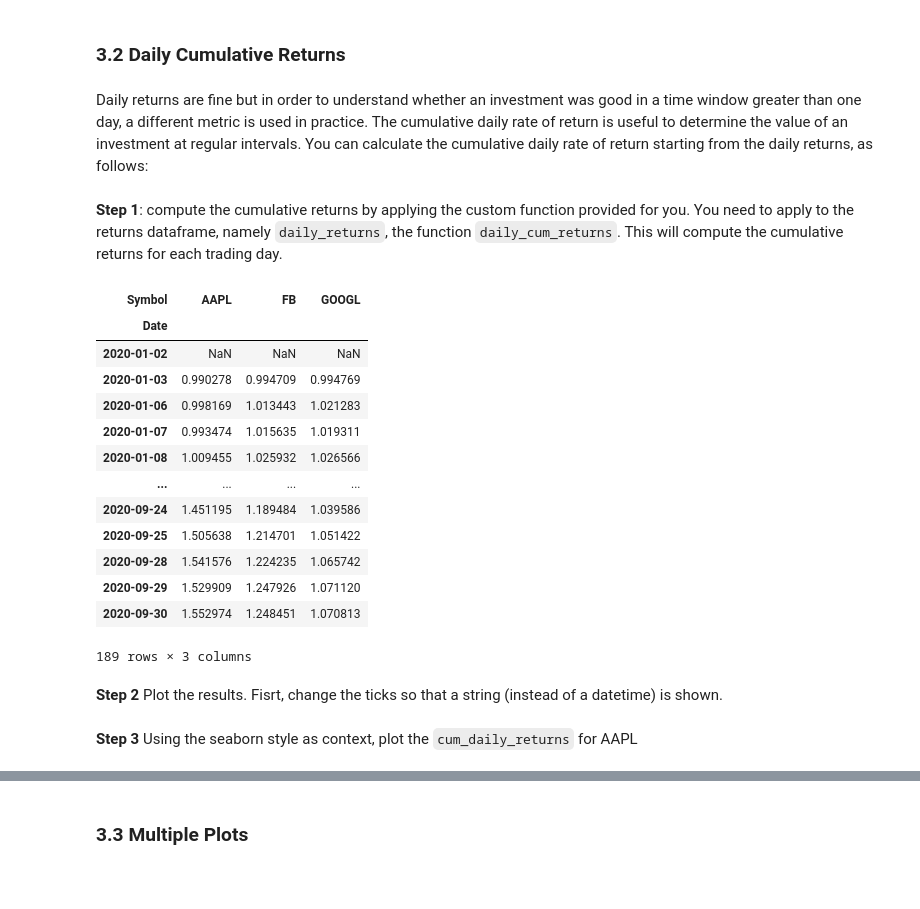
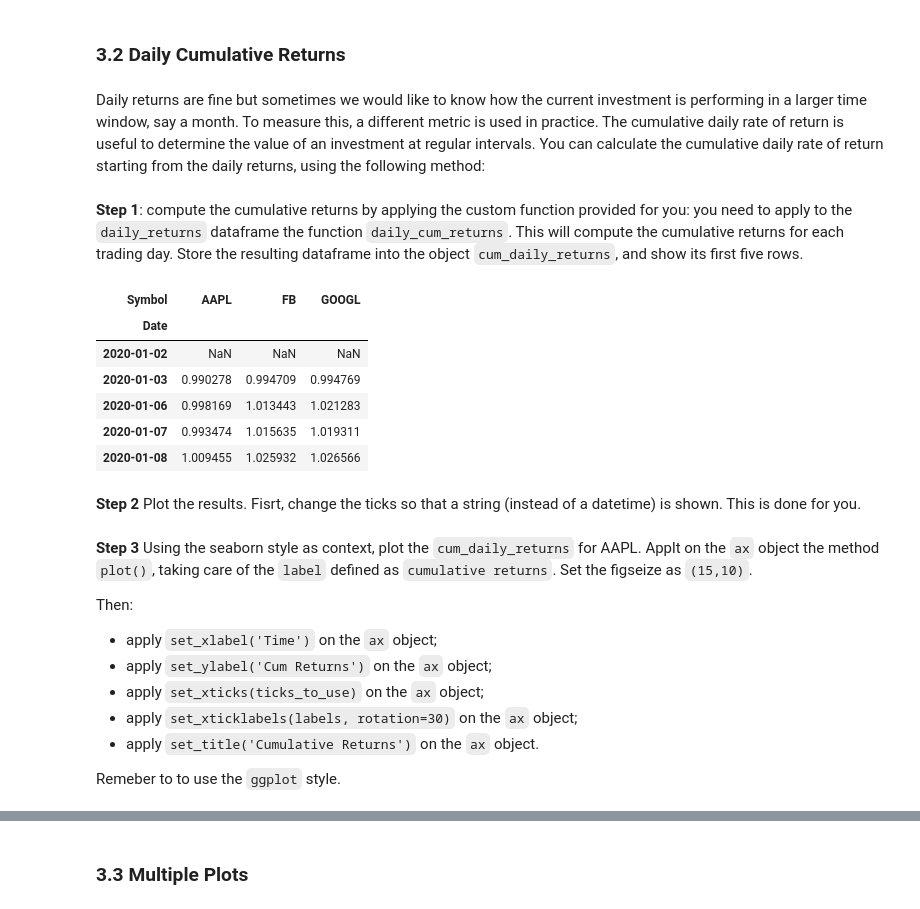
Before and after one commit to cloudacademy/ca-hands-on-data-analysis, a Jupyter notebook: src/hands_on_data_analysis.ipynb, the cells around one changed output, grey strips where cells are left out. Drawn from its saved outputs; the diff is of its cells as text; code cells hidden in the pictures; blank space fills up the shorter version.

```diff
--- a/src/hands_on_data_analysis.ipynb
+++ b/src/hands_on_data_analysis.ipynb
@@ -452,36 +466,38 @@ with plt.style.context('seaborn'):
 # %% [markdown]
 ### 3.2 Daily Cumulative Returns
 # %% [markdown]
-Daily returns are fine but in order to understand whether an investment was good in a time window greater than one day, a different metric is used in practice. The cumulative daily rate of return is useful to determine the value of an investment at regular intervals. You can calculate the cumulative daily rate of return starting from the daily returns, as follows:
+Daily returns are fine but sometimes we would like to know how the current investment is performing in a larger time window, say a month. To measure this, a different metric is used in practice. The cumulative daily rate of return is useful to determine the value of an investment at regular intervals. You can calculate the cumulative daily rate of return starting from the daily returns, using the following method:
 # %%
 def daily_cum_returns(row):
     return (row + 1).cumprod()
 # %% [markdown]
-**Step 1**: compute the cumulative returns by applying the custom function provided for you. You need to apply to the returns dataframe, namely `daily_returns`, the function `daily_cum_returns`. This will compute the cumulative returns for each trading day.
+**Step 1**: compute the cumulative returns by applying the custom function provided for you: you need to apply to the `daily_returns` dataframe the function `daily_cum_returns`. This will compute the cumulative returns for each trading day. Store the resulting dataframe into the object `cum_daily_returns`, and show its first five rows.
 # %%
 cum_daily_returns = daily_returns.apply(lambda x: daily_cum_returns(x))
 # %%
-cum_daily_returns
+cum_daily_returns.head()
 # %% [output]
 | Symbol | AAPL | FB | GOOGL |
 | Date |  |  |  |
 | 2020-01-02 | NaN | NaN | NaN |
 | 2020-01-03 | 0.990278 | 0.994709 | 0.994769 |
 | 2020-01-06 | 0.998169 | 1.013443 | 1.021283 |
 | 2020-01-07 | 0.993474 | 1.015635 | 1.019311 |
 | 2020-01-08 | 1.009455 | 1.025932 | 1.026566 |
-| ... | ... | ... | ... |
-| 2020-09-24 | 1.451195 | 1.189484 | 1.039586 |
-| 2020-09-25 | 1.505638 | 1.214701 | 1.051422 |
-| 2020-09-28 | 1.541576 | 1.224235 | 1.065742 |
-| 2020-09-29 | 1.529909 | 1.247926 | 1.071120 |
-| 2020-09-30 | 1.552974 | 1.248451 | 1.070813 |
-189 rows × 3 columns
 # %% [markdown]
-**Step 2** Plot the results. Fisrt, change the ticks so that a string (instead of a datetime) is shown.
+**Step 2** Plot the results. Fisrt, change the ticks so that a string (instead of a datetime) is shown. This is done for you.
 # %%
 ticks_to_use = cum_daily_returns.index[::30]
 labels = [ i.strftime("%B-%d") for i in ticks_to_use ]
-# %% [markdown]
-**Step 3** Using the seaborn style as context, plot the `cum_daily_returns` for AAPL
+# %% [markdown]
+**Step 3** Using the seaborn style as context, plot the `cum_daily_returns` for AAPL. Applt on the `ax` object the method `plot()`, taking care of the `label` defined as `cumulative returns`. Set the figseize as `(15,10)`.
+
+Then:
+* apply `set_xlabel('Time')` on the `ax` object;
+* apply `set_ylabel('Cum Returns')` on the `ax` object;
+* apply `set_xticks(ticks_to_use)` on the `ax` object;
+* apply `set_xticklabels(labels, rotation=30)` on the `ax` object;
+* apply `set_title('Cumulative Returns')` on the `ax` object.
+
+Remeber to to use the `ggplot` style.
 # %%
```
Also changed, not shown: parts of 60 cells of this notebook.
